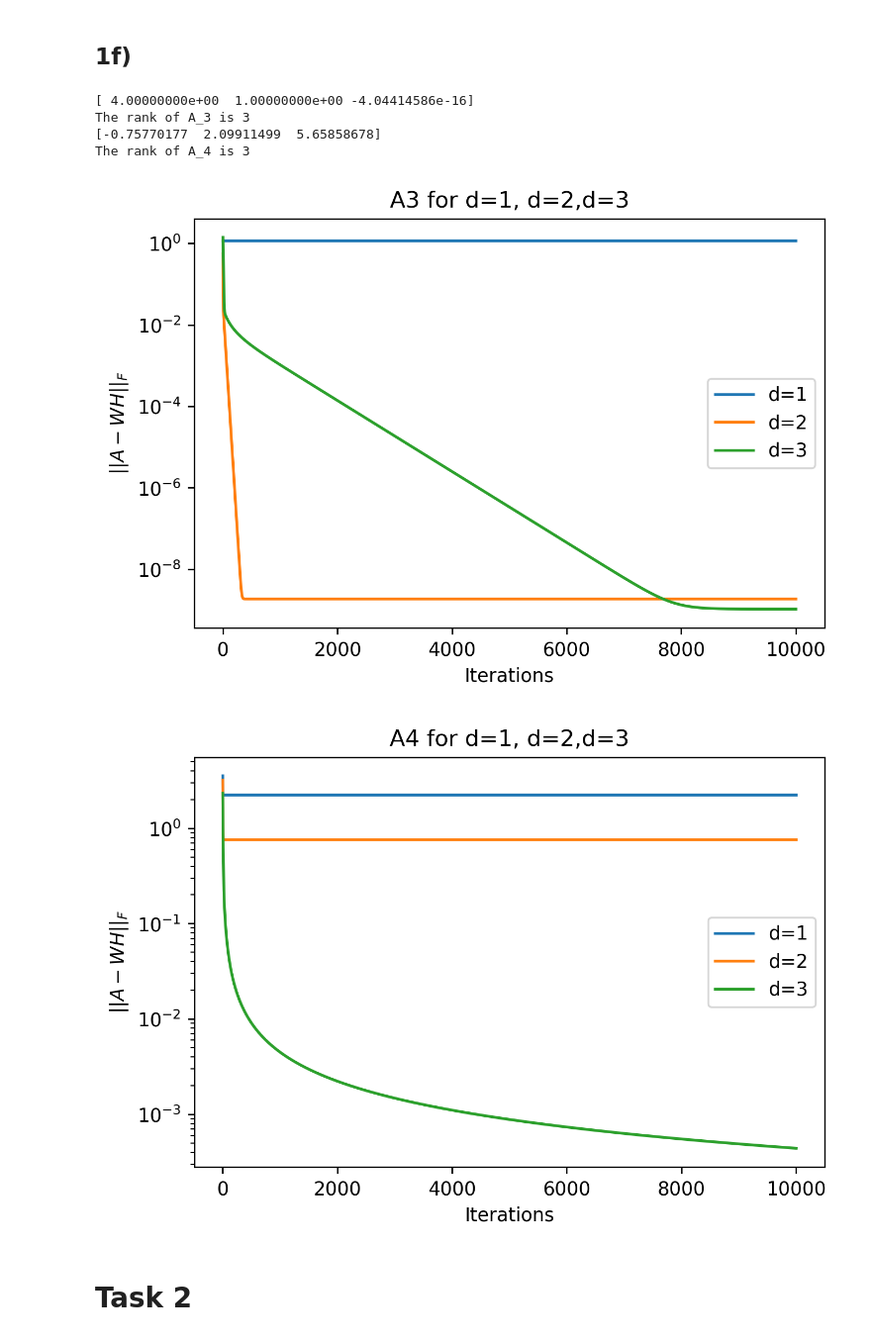
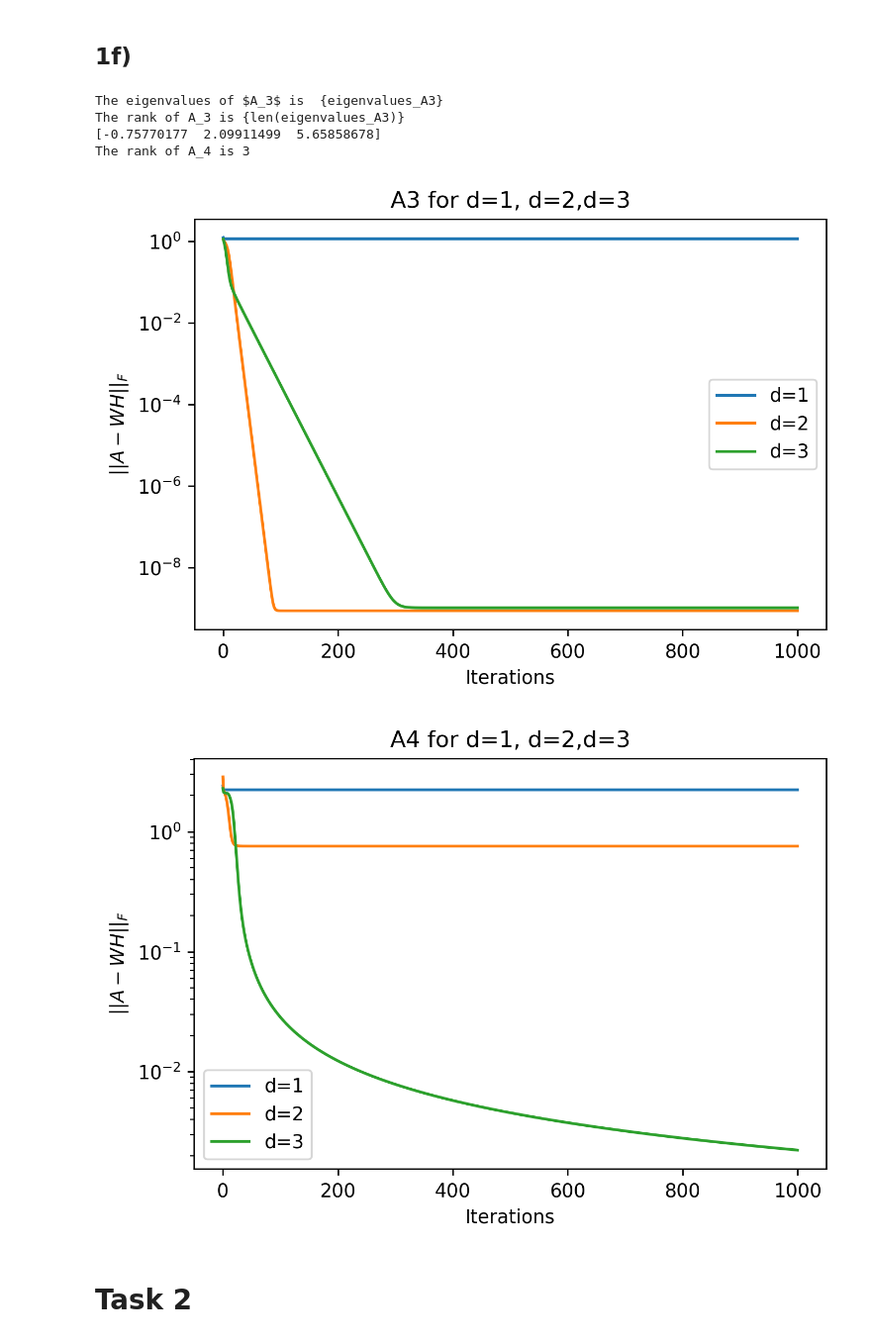
Before and after one commit to sundematias/TMA4320-IndMat-Project-3, a Jupyter notebook: main.ipynb, the cells around one changed output. Shown at 99% size. Cells and saved outputs as stored; diff of their text form; code cells hidden in the pictures.

```diff
--- a/main.ipynb
+++ b/main.ipynb
@@ -192,58 +210,58 @@ def oppg_1f():
     eigenvalues_A3,eigenvectors_A3 = np.linalg.eig(A_3)
     eigenvalues_A4,eigenvectors_A4 = np.linalg.eig(A_4)
 
-    print(eigenvalues_A3)
-    print(f'The rank of A_3 is {len(eigenvalues_A3)} ')
+    print(r'The eigenvalues of $A_3$ is  {eigenvalues_A3}')
+    print(r'The rank of A_3 is {len(eigenvalues_A3)} ')
 
     print(eigenvalues_A4)
     print(f'The rank of A_4 is {len(eigenvalues_A4)} ')
 oppg_1f()
 # %% [output]
-[ 4.00000000e+00  1.00000000e+00 -4.04414586e-16]
-The rank of A_3 is 3
+The eigenvalues of $A_3$ is  {eigenvalues_A3}
+The rank of A_3 is {len(eigenvalues_A3)}
 [-0.75770177  2.09911499  5.65858678]
 The rank of A_4 is 3
 # %%
 def oppg_1g():
 
-    W_next_A3_1, H_next_A3_1, norms_A3_1 = NMF(A_3, 1, delta = 1e-9, maxiter = 10000, seed = 0,store_norms=True)
-    W_next_A3_2, H_next_A3_2, norms_A3_2 = NMF(A_3, 2, delta = 1e-9, maxiter = 10000, seed = 0,store_norms=True)
-    W_next_A3_3, H_next_A3_3, norms_A3_3 = NMF(A_3, 3, delta = 1e-9, maxiter = 10000, seed = 0,store_norms=True)
-    iters = np.linspace(1,10000,10000)
+    W_next_A3_1, H_next_A3_1, norms_A3_1 = NMF(A_3, 1, delta = 1e-9, maxiter = 1000, seed = 0,store_norms=True)
+    W_next_A3_2, H_next_A3_2, norms_A3_2 = NMF(A_3, 2, delta = 1e-9, maxiter = 1000, seed = 0,store_norms=True)
+    W_next_A3_3, H_next_A3_3, norms_A3_3 = NMF(A_3, 3, delta = 1e-9, maxiter = 1000, seed = 0,store_norms=True)
+    iters = np.linspace(0,1000,1000)
     plt.plot(iters,norms_A3_1,label = "d=1")
     plt.plot(iters,norms_A3_2,label= "d=2")
     plt.plot(iters,norms_A3_3,label = "d=3")
     plt.title("A3 for d=1, d=2,d=3")
     plt.yscale('log')
     plt.xlabel("Iterations")
     plt.ylabel(r'$\vert\vert{A-WH}\vert\vert_F$')
     plt.legend()
 
     plt.show()
 
-    W_next_A4_1, H_next_A4_1, norms_A4_1 = NMF(A_4, 1, delta = 1e-9, maxiter = 10000, seed = 0,store_norms=True)
-    W_next_A4_2, H_next_A4_2, norms_A4_2 = NMF(A_4, 2, delta = 1e-9, maxiter = 10000, seed = 0,store_norms=True)
-    W_next_A4_3, H_next_A4_3, norms_A4_3 = NMF(A_4, 3, delta = 1e-9, maxiter = 10000, seed = 0,store_norms=True)
+    W_next_A4_1, H_next_A4_1, norms_A4_1 = NMF(A_4, 1, delta = 1e-9, maxiter = 1000, seed = 0,store_norms=True)
+    W_next_A4_2, H_next_A4_2, norms_A4_2 = NMF(A_4, 2, delta = 1e-9, maxiter = 1000, seed = 0,store_norms=True)
+    W_next_A4_3, H_next_A4_3, norms_A4_3 = NMF(A_4, 3, delta = 1e-9, maxiter = 1000, seed = 0,store_norms=True)
     plt.plot(iters,norms_A4_1,label = "d=1")
     plt.plot(iters,norms_A4_2,label= "d=2")
     plt.plot(iters,norms_A4_3,label = "d=3")
     plt.title("A4 for d=1, d=2,d=3")
     plt.yscale('log')
     plt.xlabel("Iterations")
     plt.ylabel(r'$\vert\vert{A-WH}\vert\vert_F$')
     plt.legend()
 
     plt.show()
 
 
 
 
 
 
 oppg_1g()
 # %% [output]
-[figure, old version]
+[figure, new version]
-[figure, old version]
+[figure, new version]
 # %% [markdown]
 # Task 2
 # %%
```
Also changed, not shown: parts of 7 cells of this notebook.
